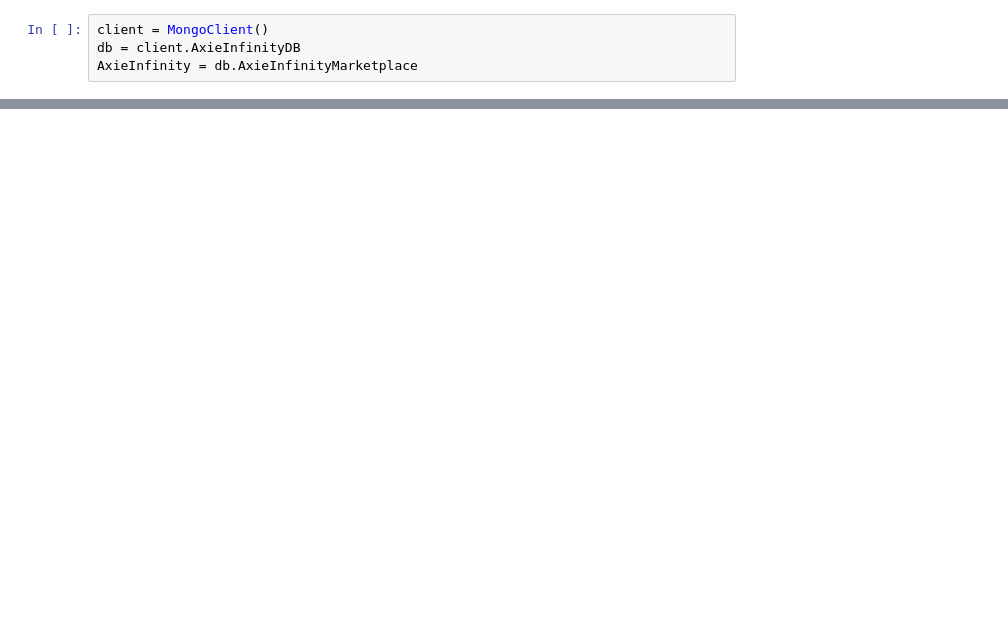
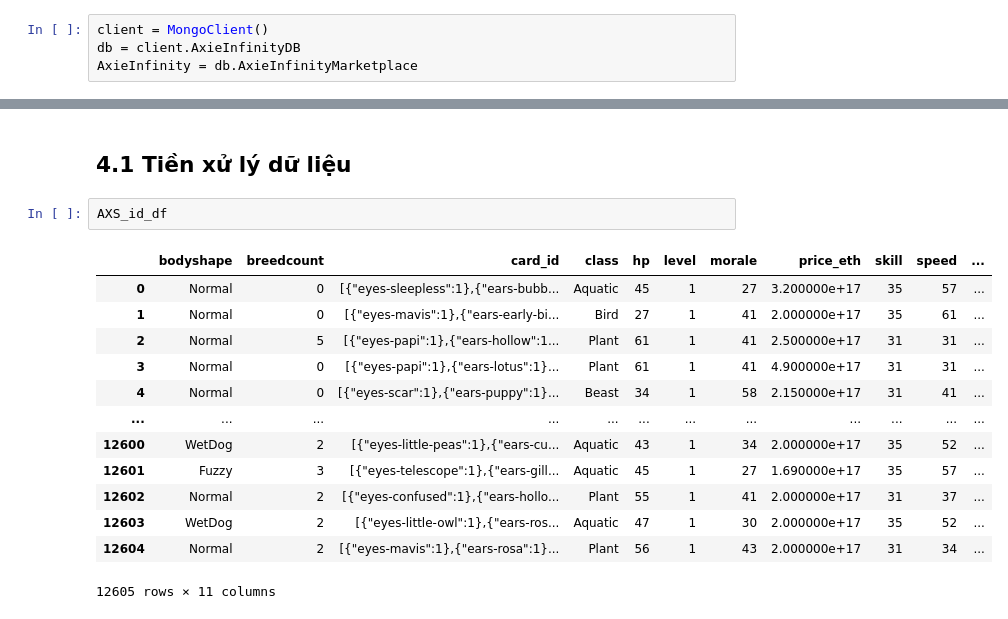
Before and after one commit to eddypop2000/DataScienceProject, a Jupyter notebook: DSProject.ipynb, the cells around one changed output, grey strips where cells are left out. Saved outputs shown, nothing was run; the diff lists cells and outputs as text; blank space fills up the shorter version.

```diff
--- a/DSProject.ipynb
+++ b/DSProject.ipynb
@@ -708,0 +666,18 @@ AXS_id_df
+# %% [markdown]
+## 4.1 Tiền xử lý dữ liệu
+# %%
+AXS_id_df
+# %% [output]
+|  | bodyshape | breedcount | card_id | class | hp | level | morale | price_eth | skill | speed | ... |
+| 0 | Normal | 0 | [{"eyes-sleepless":1},{"ears-bubb... | Aquatic | 45 | 1 | 27 | 3.200000e+17 | 35 | 57 | ... |
+| 1 | Normal | 0 | [{"eyes-mavis":1},{"ears-early-bi... | Bird | 27 | 1 | 41 | 2.000000e+17 | 35 | 61 | ... |
+| 2 | Normal | 5 | [{"eyes-papi":1},{"ears-hollow":1... | Plant | 61 | 1 | 41 | 2.500000e+17 | 31 | 31 | ... |
+| 3 | Normal | 0 | [{"eyes-papi":1},{"ears-lotus":1}... | Plant | 61 | 1 | 41 | 4.900000e+17 | 31 | 31 | ... |
+| 4 | Normal | 0 | [{"eyes-scar":1},{"ears-puppy":1}... | Beast | 34 | 1 | 58 | 2.150000e+17 | 31 | 41 | ... |
+| ... | ... | ... | ... | ... | ... | ... | ... | ... | ... | ... | ... |
+| 12600 | WetDog | 2 | [{"eyes-little-peas":1},{"ears-cu... | Aquatic | 43 | 1 | 34 | 2.000000e+17 | 35 | 52 | ... |
+| 12601 | Fuzzy | 3 | [{"eyes-telescope":1},{"ears-gill... | Aquatic | 45 | 1 | 27 | 1.690000e+17 | 35 | 57 | ... |
+| 12602 | Normal | 2 | [{"eyes-confused":1},{"ears-hollo... | Plant | 55 | 1 | 41 | 2.000000e+17 | 31 | 37 | ... |
+| 12603 | WetDog | 2 | [{"eyes-little-owl":1},{"ears-ros... | Aquatic | 47 | 1 | 30 | 2.000000e+17 | 35 | 52 | ... |
+| 12604 | Normal | 2 | [{"eyes-mavis":1},{"ears-rosa":1}... | Plant | 56 | 1 | 43 | 2.000000e+17 | 31 | 34 | ... |
+12605 rows × 11 columns
```
Also changed, not shown: parts of 27 cells of this notebook.
